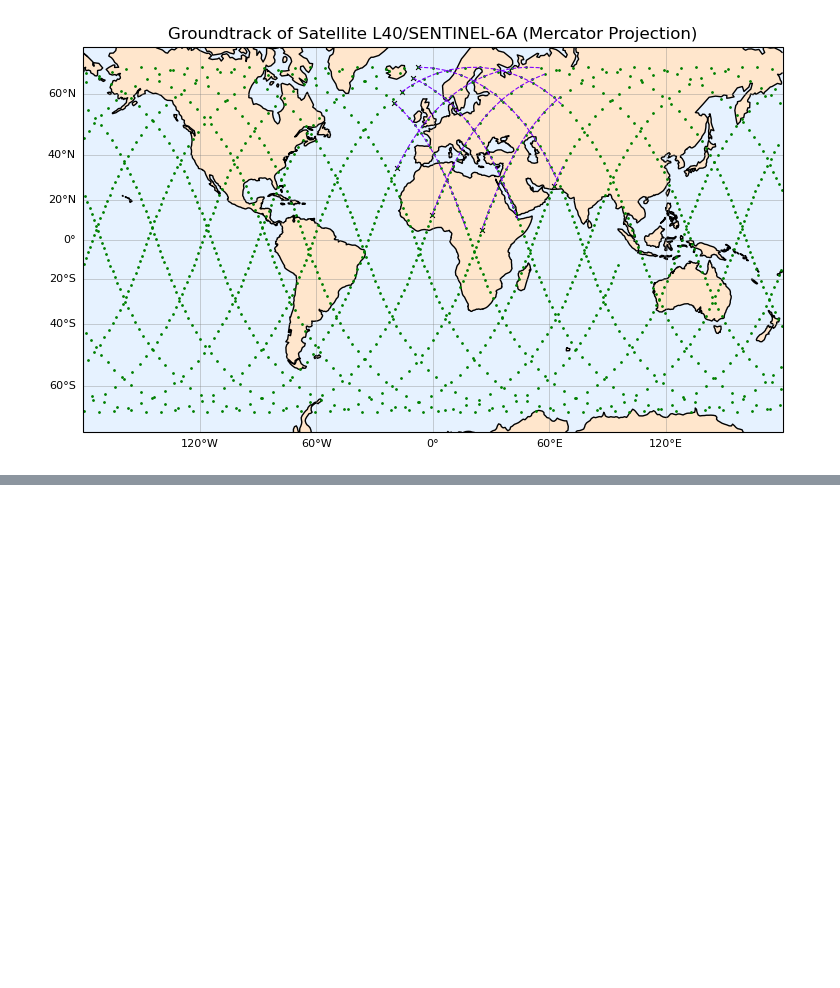
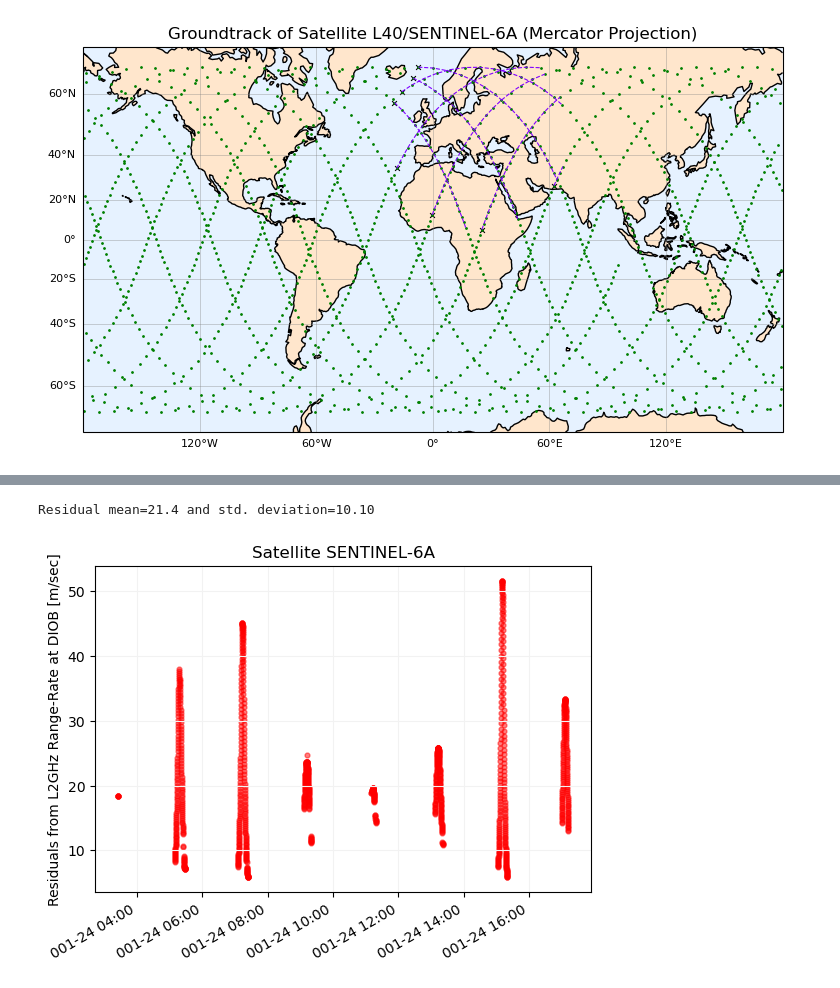
Before and after one commit to DSOlab/AcademicSoftware, a Jupyter notebook: JupiterLab/doris_days/doris_system/doris_system.ipynb, the cells around one changed output, grey strips where cells are left out. Cells and saved outputs as stored; diff of their text form; code cells hidden in the pictures; blank space fills up the shorter version.

```diff
--- a/JupiterLab/doris_days/doris_system/doris_system.ipynb
+++ b/JupiterLab/doris_days/doris_system/doris_system.ipynb
@@ -311,0 +317,70 @@ Note new satellite pass begining at 2024-01-01 16:56:00
+# %%
+# speed of light
+C = 299792458e0
+
+dpod = join(data_path, "dpod2020_041.snx")
+dpod_freq_corr = join(data_path, "dpod2020_041_freq_corr.txt")
+
+# extract site coordinates into an array
+result = sinex.extract_sinex_coordinates(dpod, ['DIOB'], rnx.time_first_obs, True, dpod_freq_corr)
+rsite  = np.array([result['DIOB']['X'], result['DIOB']['Y'], result['DIOB']['Z']])
+
+# info of previous measurement
+tai_prev = None   # time
+range_prev = None # range at tai_prev
+L2GHz_prev = None # phase measurement at 2GHz at tai_prev
+
+# nominal frequency for site beacon (only if k=0 for now) in Hz
+S1, U2 = beacon_nominal_frequency(rnx.kfactor('DIOB'))
+assert rnx.kfactor('DIOB') == 0
+
+# lets store time and range-rate measurements to plot them later on
+ts = []; res = [];
+
+# for every block in the RINEX file
+for block in rnx:
+    # for every beacon in the block
+    for beacon, data in block:
+        # match DIOB
+        if beacon == rnx.name2id('DIOB'):
+            # measurement epoch
+            tai = block.t()
+            # satellite position
+            satx, saty, satz, _ = intrp.sat_at('L40', tai)
+            rsat = np.array([satx, saty, satz])
+            # range
+            range = np.linalg.norm(rsat-rsite)
+            # L2GHz measurement
+            L2GHz = data['L1']['value']
+            # see if we have a previous measurement which is up to 10 sec away
+            if tai_prev is None or (tai-tai_prev).total_seconds() > 11:
+                pass
+            else:
+                # form Doppler observation
+                dt = float((tai-tai_prev).total_nanoseconds()) * 1e-9
+                rest = ((L2GHz - L2GHz_prev)/dt) * (C/S1) - (range - range_prev)/dt
+                # harsh outlier detection
+                if abs(rest) < 100.:
+                    ts.append(tai)
+                    res.append(rest)
+            # update info of previous measurement
+            tai_prev = tai
+            range_prev = range
+            L2GHz_prev = L2GHz
+
+print(f'Residual mean={np.mean(res):.1f} and std. deviation={np.std(res):.2f}')
+# %% [output]
+Residual mean=21.4 and std. deviation=10.10
+# %%
+plt.scatter([at2pt(ti) for ti in ts], res, alpha=0.5, s=12, c='red')
+plt.grid(color='0.95')
+plt.ylabel(f"Residuals from L2GHz Range-Rate at DIOB [m/sec]")
+plt.title(f"Satellite {rnx.sat_name}")
+# Format the datetime x-axis
+ax = plt.gca()
+ax.xaxis.set_major_formatter(mdates.DateFormatter("%j-%y %H:%M"))
+# auto-rotate date labels for readability
+plt.gcf().autofmt_xdate()
+plt.show()
+# %% [output]
+[figure, added]
```
Also changed, not shown: parts of 8 cells of this notebook, 5 other files.
